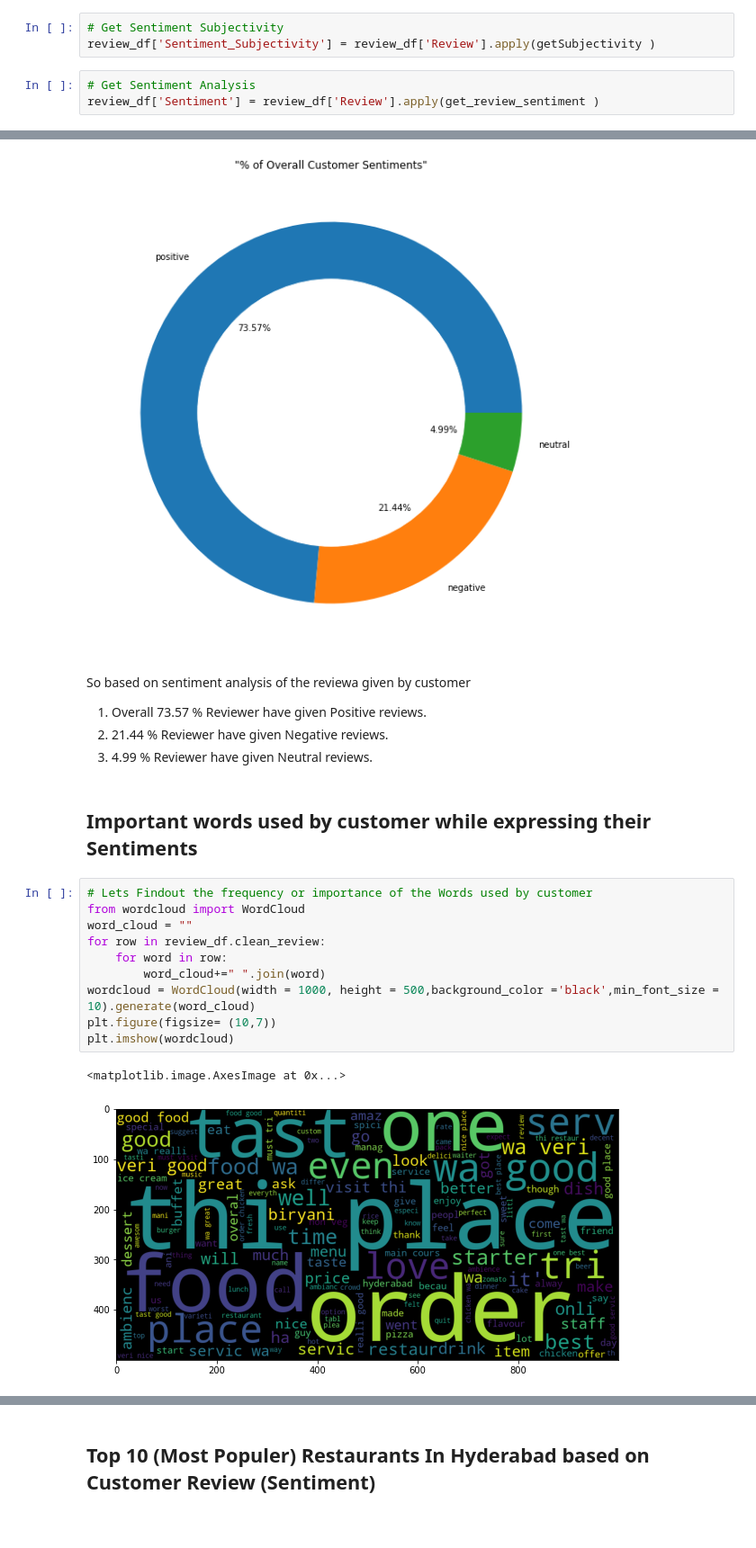
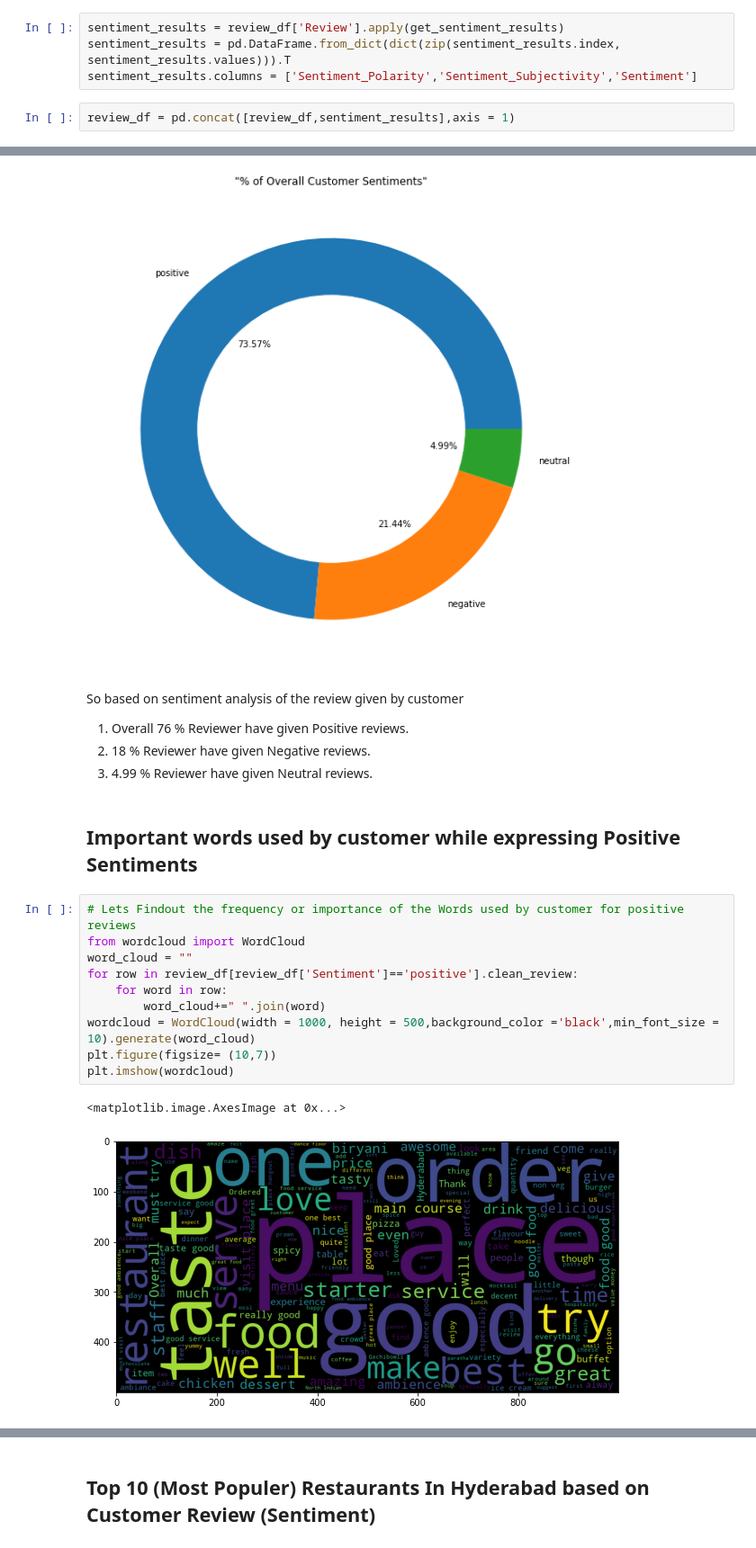
Before and after one commit to VilasSonawane/ZOMATO-RESTAURANT-CLUSTERING-AND-SENTIMENT-ANALYSIS, a Jupyter notebook: Vilas_Final_Copy_of_ZOMATO_RESTAURANT_CLUSTERING_AND_SENTIMENT_ANALYSIS.ipynb, the cells around one changed output, grey strips where cells are left out. Shown at 90% size. Saved outputs shown, nothing was run; the diff lists cells and outputs as text.

```diff
--- a/Vilas_Final_Copy_of_ZOMATO_RESTAURANT_CLUSTERING_AND_SENTIMENT_ANALYSIS.ipynb
+++ b/Vilas_Final_Copy_of_ZOMATO_RESTAURANT_CLUSTERING_AND_SENTIMENT_ANALYSIS.ipynb
@@ -1068,9 +1090,9 @@ review_df['Sentiment_Polarity'] = review_df['Review'].apply(getPolarity )
-# %%
-# Get Sentiment Subjectivity
-review_df['Sentiment_Subjectivity'] = review_df['Review'].apply(getSubjectivity )
-# %%
-# Get Sentiment Analysis
-review_df['Sentiment'] = review_df['Review'].apply(get_review_sentiment )
+# %%
+sentiment_results = review_df['Review'].apply(get_sentiment_results)
+sentiment_results = pd.DataFrame.from_dict(dict(zip(sentiment_results.index, sentiment_results.values))).T
+sentiment_results.columns = ['Sentiment_Polarity','Sentiment_Subjectivity','Sentiment']
+# %%
+review_df = pd.concat([review_df,sentiment_results],axis = 1)
 # %%
 #Lets see pie plot of Overall Customer Sentiment about there Experiance @ Zomato Restaurants
 plt.figure(figsize=(10,10))
@@ -1083,22 +1105,22 @@ plt.show()
 # %% [output]
 [figure]
 # %% [markdown]
-So based on sentiment analysis of the reviewa given by customer
-1. Overall 73.57 % Reviewer have given Positive reviews.
-2. 21.44 % Reviewer have given Negative reviews.
+So based on sentiment analysis of the review given by customer
+1. Overall 76 % Reviewer have given Positive reviews.
+2. 18 % Reviewer have given Negative reviews.
 3. 4.99 % Reviewer have given Neutral reviews.
 # %% [markdown]
-## **Important words used by customer while expressing their Sentiments**
+## **Important words used by customer while expressing Positive Sentiments**
 # %%
-# Lets Findout the frequency or importance of the Words used by customer
+# Lets Findout the frequency or importance of the Words used by customer for positive reviews
 from wordcloud import WordCloud
 word_cloud = ""
-for row in review_df.clean_review:
+for row in review_df[review_df['Sentiment']=='positive'].clean_review:
     for word in row:
         word_cloud+=" ".join(word)
 wordcloud = WordCloud(width = 1000, height = 500,background_color ='black',min_font_size = 10).generate(word_cloud)
 plt.figure(figsize= (10,7))
 plt.imshow(wordcloud)
 # %% [output]
 <matplotlib.image.AxesImage at 0x...>
-[figure, old version]
+[figure, new version]
```
Also changed, not shown: parts of 84 cells of this notebook.
